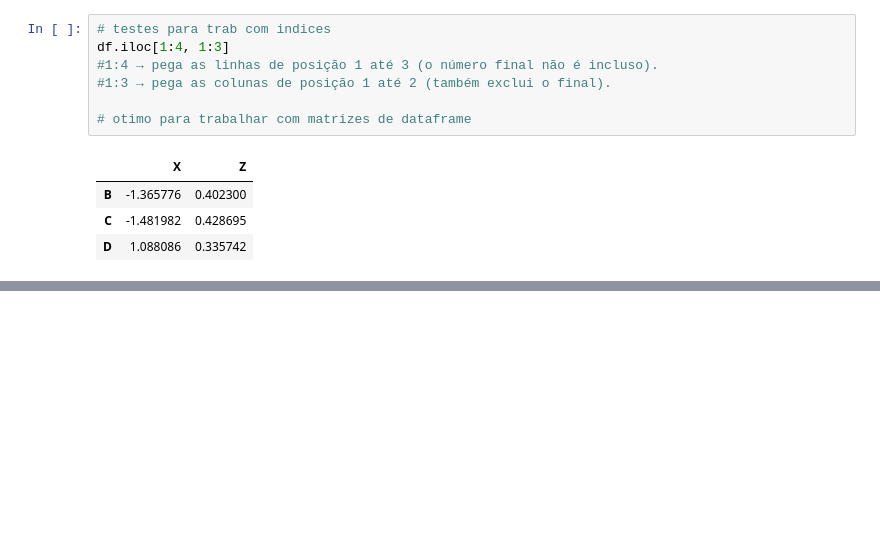
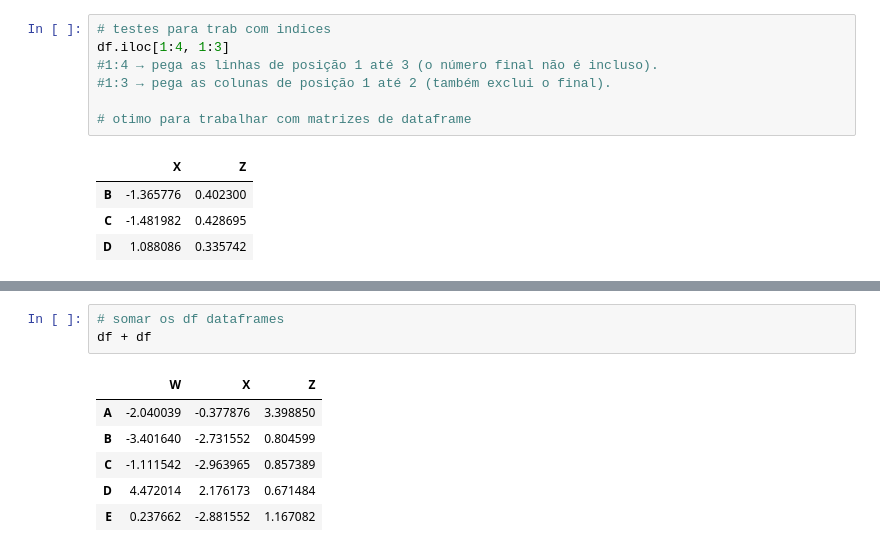
Before and after one commit to ludiemert/Analyzing_Data_Pandas_SQL, a Jupyter notebook: DataFrame.ipynb, the cells around one changed output, grey strips where cells are left out. Cells and saved outputs as stored; diff of their text form; blank space fills up the shorter version.

```diff
--- a/DataFrame.ipynb
+++ b/DataFrame.ipynb
@@ -199,0 +210,10 @@ df.iloc[1:4, 1:3]
+# %%
+# somar os df dataframes
+df + df
+# %% [output]
+|  | W | X | Z |
+| A | -2.040039 | -0.377876 | 3.398850 |
+| B | -3.401640 | -2.731552 | 0.804599 |
+| C | -1.111542 | -2.963965 | 0.857389 |
+| D | 4.472014 | 2.176173 | 0.671484 |
+| E | 0.237662 | -2.881552 | 1.167082 |
```
Also changed, not shown: parts of 4 cells of this notebook, 2 other files.
